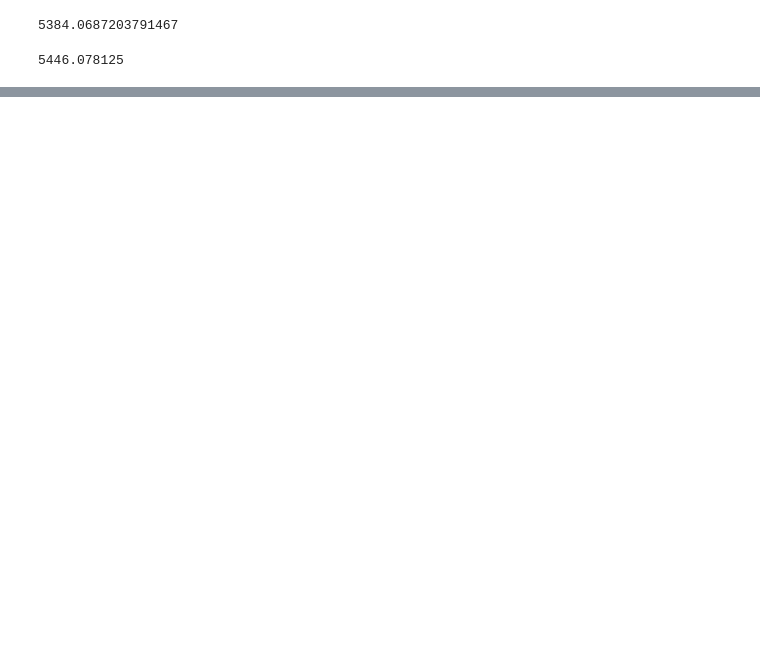
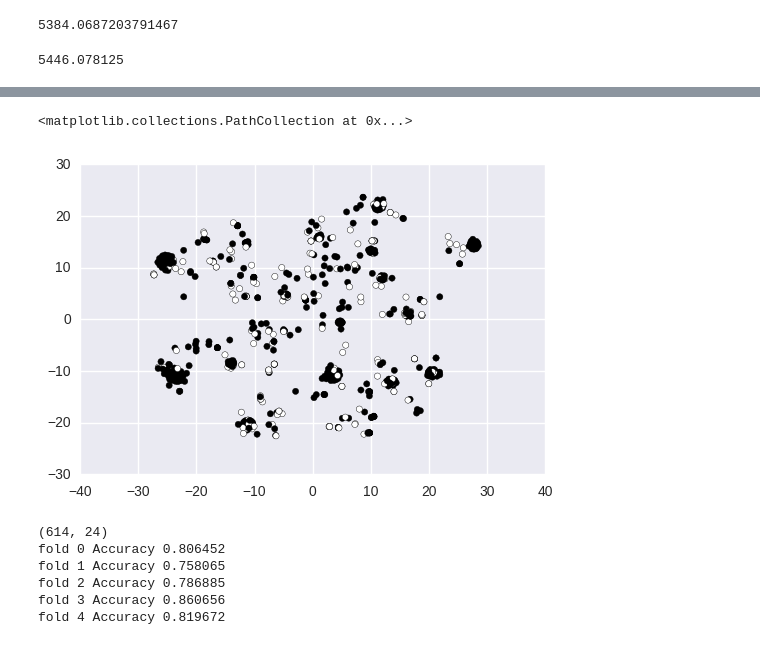
Before and after one commit to qmaruf/analytics_vidhya, a Jupyter notebook: loan_prediction/src/1.ipynb, the cells around one changed output, grey strips where cells are left out. Drawn from its saved outputs; the diff is of its cells as text; code cells hidden in the pictures; blank space fills up the shorter version.

```diff
--- a/loan_prediction/src/1.ipynb
+++ b/loan_prediction/src/1.ipynb
@@ -72,0 +215,4 @@ array([2, 0, 2, 0, 2, 0, 2])
+# %%
+from imp import reload
+reload(feature_engineering)
+X, y, test_id, test = feature_engineering.main(overwrite=False)
@@ -72,0 +231,4 @@ array([2, 0, 2, 0, 2, 0, 2])
+# %%
+from sklearn.manifold import TSNE
+model = TSNE(n_components=2, random_state=0)
+model.fit(X, y)
@@ -72,0 +240,2 @@ array([2, 0, 2, 0, 2, 0, 2])
+# %%
+nx = model.fit_transform(X, y)
@@ -72,0 +252,47 @@ array([2, 0, 2, 0, 2, 0, 2])
+# %%
+plt.scatter(nx[:, 0], nx[:, 1], c=y)
+# %% [output]
+<matplotlib.collections.PathCollection at 0x...>
+[figure, added]
+# %%
+from sklearn import preprocessing
+from sklearn.linear_model import LogisticRegression
+from sklearn.metrics import accuracy_score
+from sklearn.metrics import log_loss
+from sklearn.model_selection import StratifiedKFold, train_test_split
+import feature_engineering
+import numpy as np
+import os
+import pandas as pd
+import time
+import xgboost as xgb
+
+n_splits = 5
+final_accuracy = 0
+random_state = 1971
+
+X, y, test_id, test = feature_engineering.main(overwrite=False)
+print (X.shape)
+# exit()
+predictions = np.zeros((test.shape[0], n_splits))
+loan_status = []
+
+model = LogisticRegression()
+
+
+skf = StratifiedKFold(n_splits=n_splits, random_state=random_state)
+for fold, (train_index, test_index) in enumerate(skf.split(X, y)):
+   X_train, x_valid = X[train_index, :], X[test_index, :]
+   y_train, y_valid = y[train_index], y[test_index]
+   model.fit(X_train, y_train)
+   accuracy = accuracy_score(y_valid, model.predict(x_valid))
+   predictions[:, fold] = model.predict(test).astype(int)
+   final_accuracy += accuracy
+   print ('fold %d Accuracy %f'%(fold, accuracy))
+# %% [output]
+(614, 24)
+fold 0 Accuracy 0.806452
+fold 1 Accuracy 0.758065
+fold 2 Accuracy 0.786885
+fold 3 Accuracy 0.860656
+fold 4 Accuracy 0.819672
```
Also changed, not shown: parts of 69 cells of this notebook, 2 other files.
